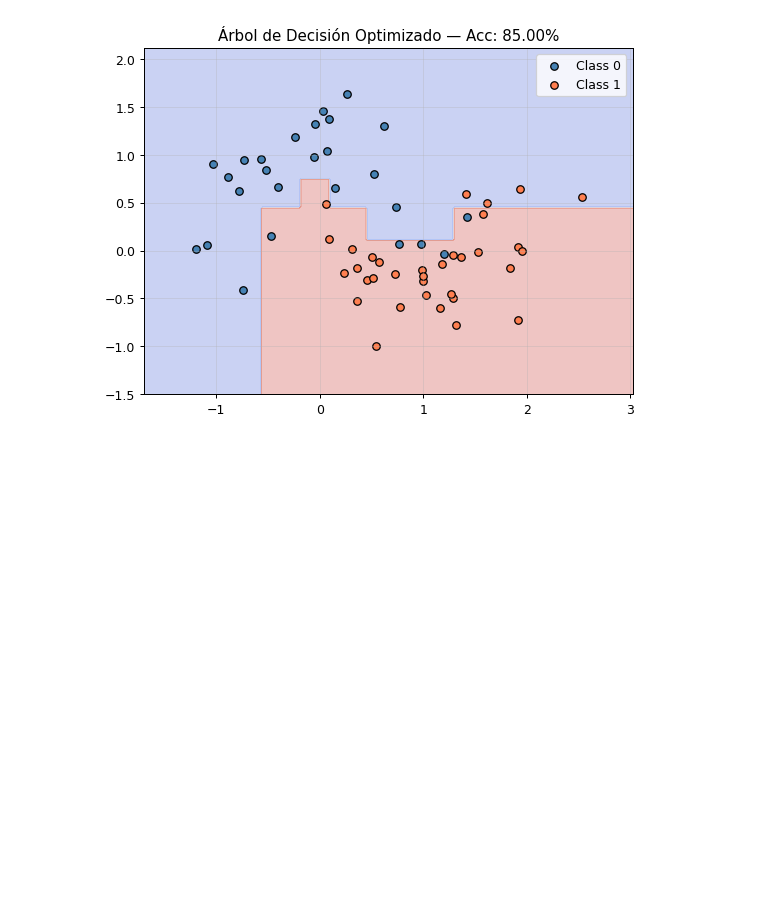
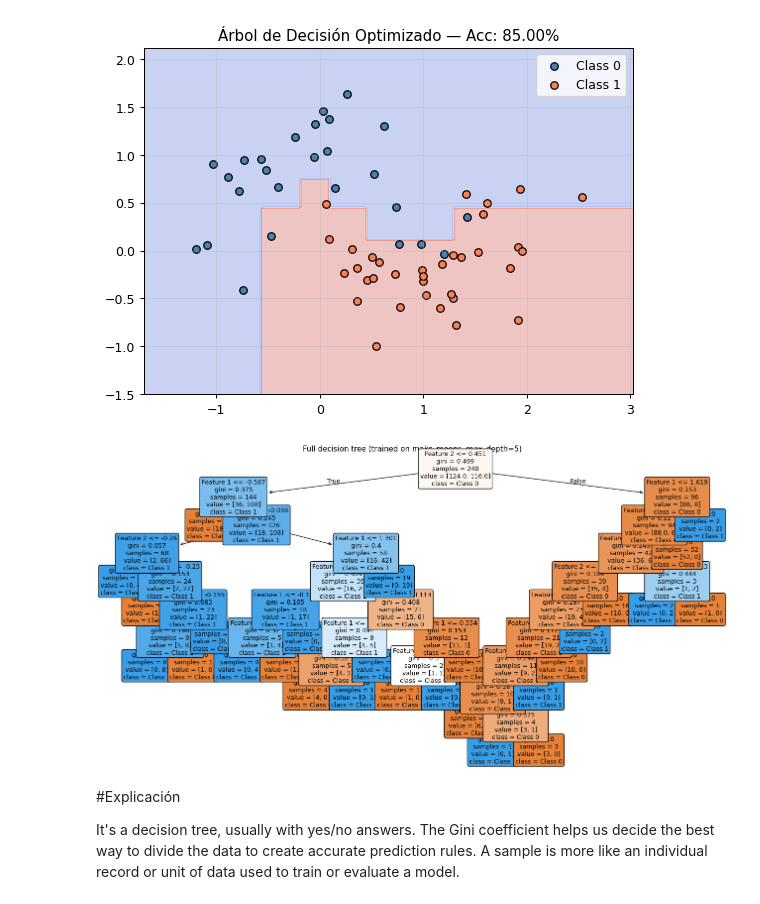
Before and after one commit to jokker5502/Machine-Learning-6-SIN-A-Mar-Jul-2026, a Jupyter notebook: trees.ipynb, the cells around one changed output. Saved outputs shown, nothing was run; the diff lists cells and outputs as text; code cells hidden in the pictures; blank space fills up the shorter version.

Commit message:
wip: tree explanation

```diff
--- a/trees.ipynb
+++ b/trees.ipynb
@@ -129,3 +129,21 @@ plot_decision_boundary(best_tree, X_test, y_test, f'Árbol de Decisión Optimiza
 Mejores hiperparámetros: {'max_depth': 6, 'max_leaf_nodes': None, 'min_samples_leaf': 4, 'min_samples_split': 2}
 Decision tree accuracy (Test Óptimo): 0.850
 [figure]
+# %%
+plt.figure(figsize=(18, 9))
+plot_tree(
+    tree,
+    filled=True,
+    rounded=True,
+    feature_names=['Feature 1', 'Feature 2'],
+    class_names=['Class 0', 'Class 1'],
+    fontsize=10
+)
+plt.title('Full decision tree (trained on make_moons, max_depth=5)')
+plt.show()
+# %% [output]
+[figure, added]
+# %% [markdown]
+#Explicación
+
+It's a decision tree, usually with yes/no answers. The Gini coefficient helps us decide the best way to divide the data to create accurate prediction rules. A sample is more like an individual record or unit of data used to train or evaluate a model.
```
